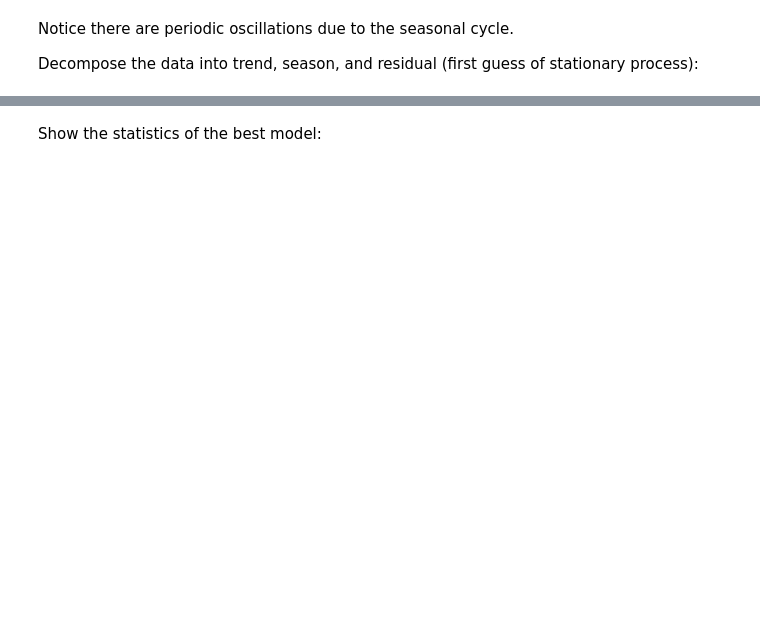
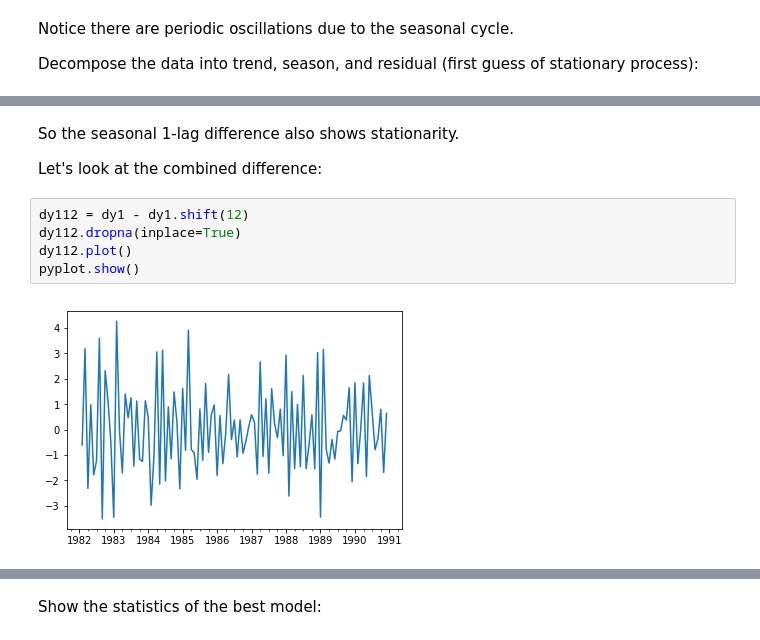
Before and after one commit to gchen0119/ARIMA, a Jupyter notebook: arima_min_temp.ipynb, the cells around one changed output, grey strips where cells are left out. Saved outputs shown, nothing was run; the diff lists cells and outputs as text; blank space fills up the shorter version.

```diff
--- a/arima_min_temp.ipynb
+++ b/arima_min_temp.ipynb
@@ -74,0 +130,11 @@ pyplot.show()
+# %% [markdown]
+So the seasonal 1-lag difference also shows stationarity.
+
+Let's look at the combined difference:
+# %%
+dy112 = dy1 - dy1.shift(12)
+dy112.dropna(inplace=True)
+dy112.plot()
+pyplot.show()
+# %% [output]
+[figure, added]
```
Also changed, not shown: parts of 39 cells of this notebook.
